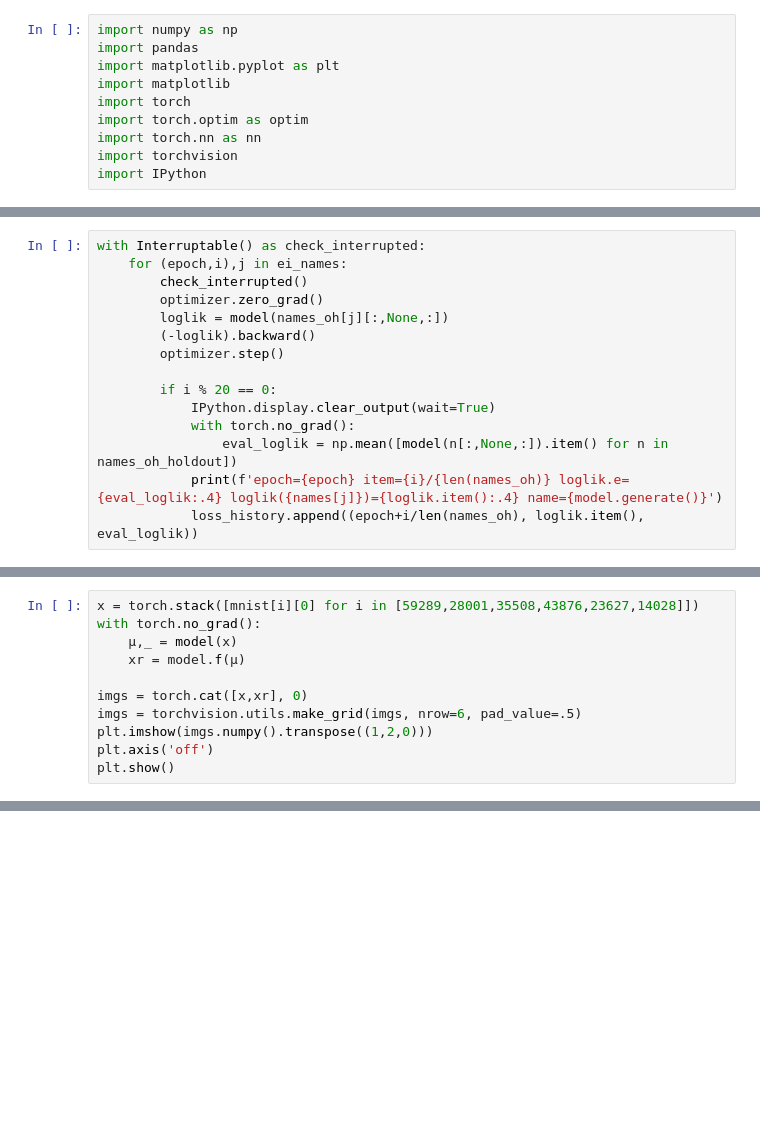
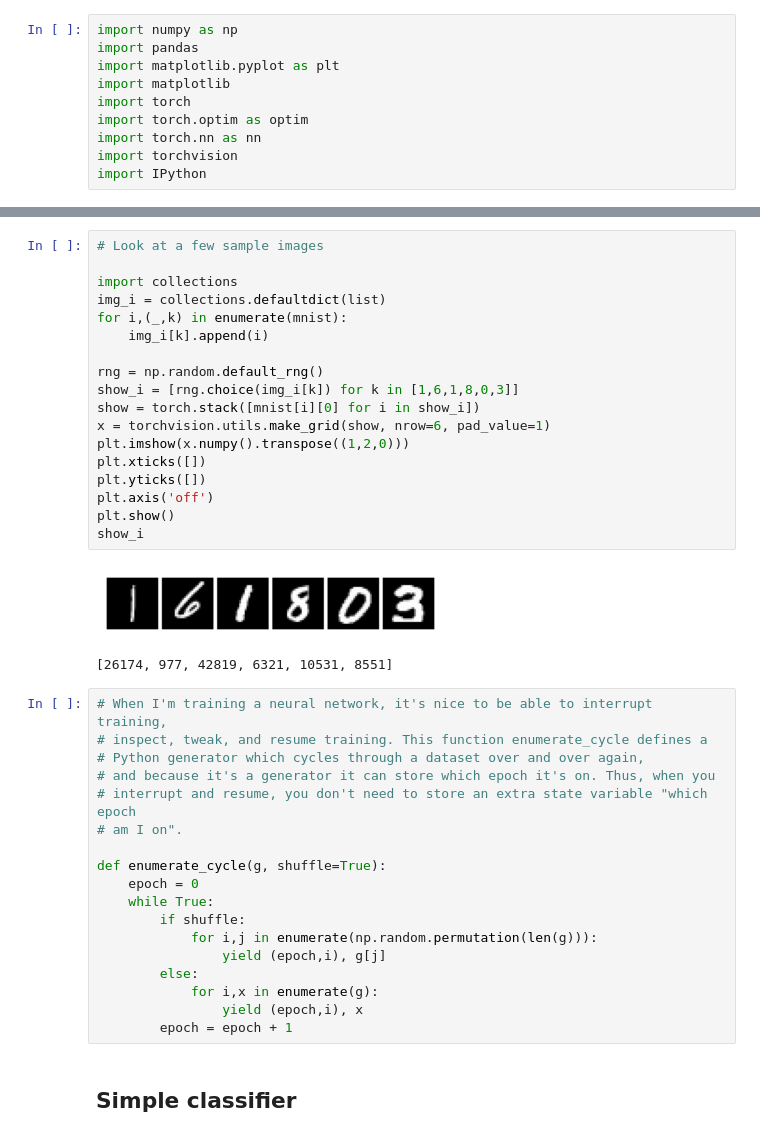
Before and after one commit to damonjw/datasci, a Jupyter notebook: nn.ipynb, the cells around one changed output, grey strips where cells are left out. Cells and saved outputs as stored; diff of their text form; blank space fills up the shorter version.

```diff
--- a/nn.ipynb
+++ b/nn.ipynb
@@ -424,15 +18,0 @@ loss_history = []
-# %%
-with Interruptable() as check_interrupted:
-    for (epoch,i),j in ei_names:
-        check_interrupted()
-        optimizer.zero_grad()
-        loglik = model(names_oh[j][:,None,:])
-        (-loglik).backward()
-        optimizer.step()
-
-        if i % 20 == 0:
-            IPython.display.clear_output(wait=True)
-            with torch.no_grad():
-                eval_loglik = np.mean([model(n[:,None,:]).item() for n in names_oh_holdout])
-            print(f'epoch={epoch} item={i}/{len(names_oh)} loglik.e={eval_loglik:.4} loglik({names[j]})={loglik.item():.4} name={model.generate()}')
-            loss_history.append((epoch+i/len(names_oh), loglik.item(), eval_loglik))
@@ -553,11 +18,0 @@ Interrupting ... stopped
-# %%
-x = torch.stack([mnist[i][0] for i in [59289,28001,35508,43876,23627,14028]])
-with torch.no_grad():
-    μ,_ = model(x)
-    xr = model.f(μ)
-
-imgs = torch.cat([x,xr], 0)
-imgs = torchvision.utils.make_grid(imgs, nrow=6, pad_value=.5)
-plt.imshow(imgs.numpy().transpose((1,2,0)))
-plt.axis('off')
-plt.show()
@@ -578,0 +200,41 @@ plt.show()
+# %%
+# Look at a few sample images
+
+import collections
+img_i = collections.defaultdict(list)
+for i,(_,k) in enumerate(mnist):
+    img_i[k].append(i)
+
+rng = np.random.default_rng()
+show_i = [rng.choice(img_i[k]) for k in [1,6,1,8,0,3]]
+show = torch.stack([mnist[i][0] for i in show_i])
+x = torchvision.utils.make_grid(show, nrow=6, pad_value=1)
+plt.imshow(x.numpy().transpose((1,2,0)))
+plt.xticks([])
+plt.yticks([])
+plt.axis('off')
+plt.show()
+show_i
+# %% [output]
+[figure, added]
+[26174, 977, 42819, 6321, 10531, 8551]
+# %%
+# When I'm training a neural network, it's nice to be able to interrupt training,
+# inspect, tweak, and resume training. This function enumerate_cycle defines a
+# Python generator which cycles through a dataset over and over again,
+# and because it's a generator it can store which epoch it's on. Thus, when you
+# interrupt and resume, you don't need to store an extra state variable "which epoch
+# am I on".
+
+def enumerate_cycle(g, shuffle=True):
+    epoch = 0
+    while True:
+        if shuffle:
+            for i,j in enumerate(np.random.permutation(len(g))):
+                yield (epoch,i), g[j]
+        else:
+            for i,x in enumerate(g):
+                yield (epoch,i), x
+        epoch = epoch + 1
+# %% [markdown]
+## Simple classifier
```
Also changed, not shown: parts of 58 cells of this notebook.
